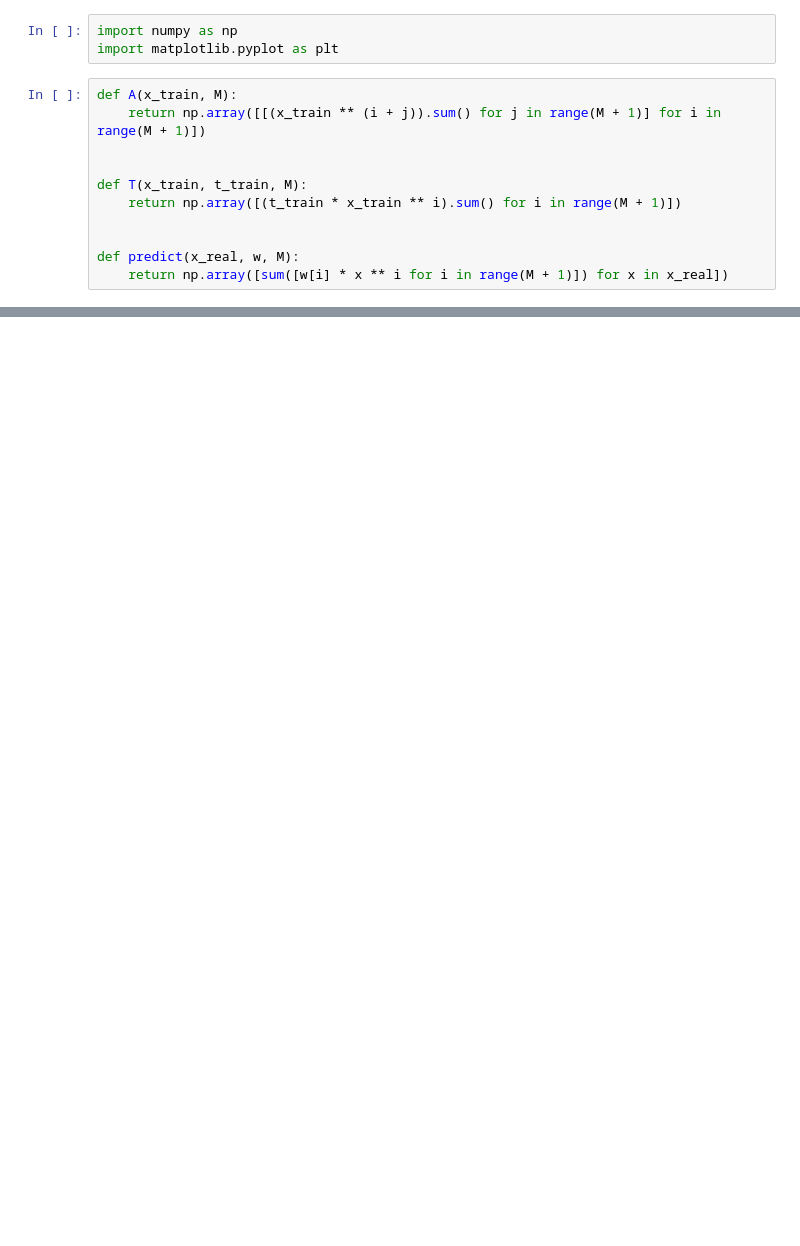
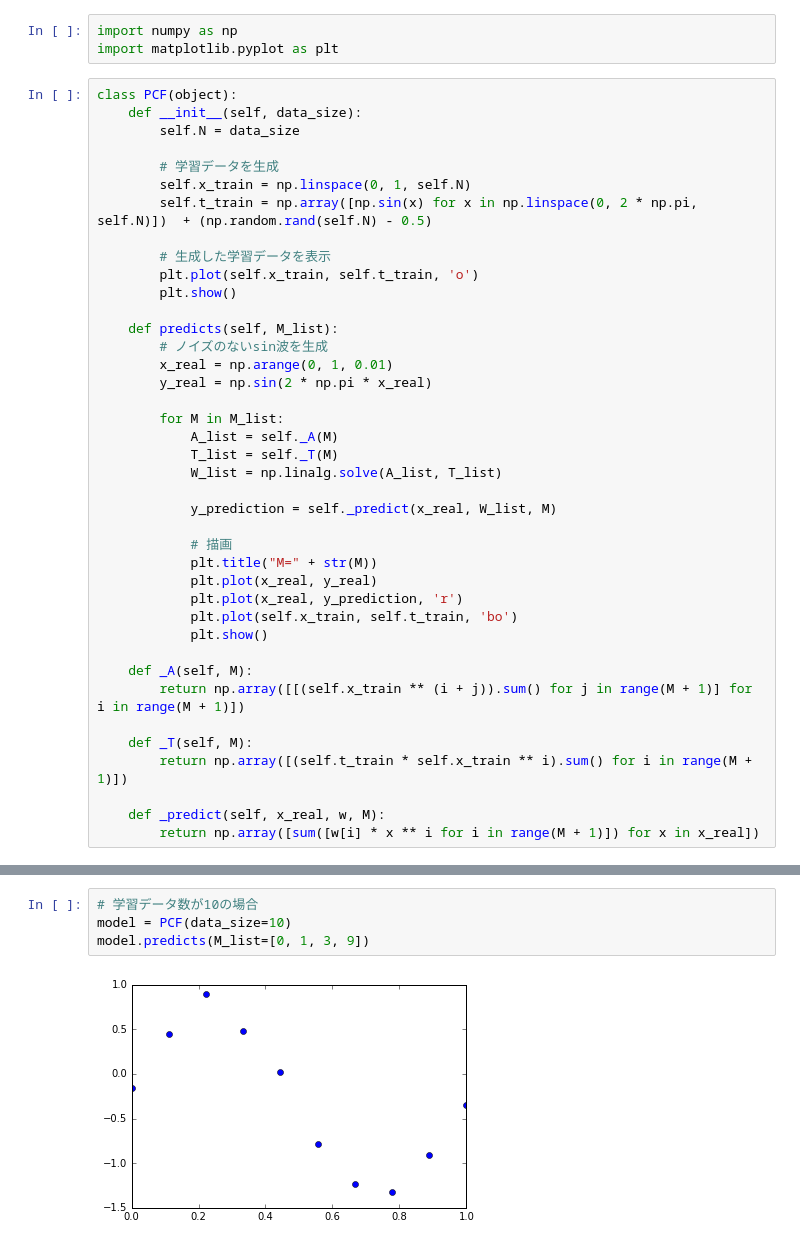
Before and after one commit to dontsentouin/PRML, a Jupyter notebook: polynomial_curve_fitting.ipynb, the cells around one changed output, grey strips where cells are left out. Cells and saved outputs as stored; diff of their text form; blank space fills up the shorter version.

```diff
--- a/polynomial_curve_fitting.ipynb
+++ b/polynomial_curve_fitting.ipynb
@@ -2,13 +2,42 @@
 import numpy as np
 import matplotlib.pyplot as plt
 # %%
-def A(x_train, M):
-    return np.array([[(x_train ** (i + j)).sum() for j in range(M + 1)] for i in range(M + 1)])
+class PCF(object):
+    def __init__(self, data_size):
+        self.N = data_size
 
+        # 学習データを生成
+        self.x_train = np.linspace(0, 1, self.N)
+        self.t_train = np.array([np.sin(x) for x in np.linspace(0, 2 * np.pi, self.N)])  + (np.random.rand(self.N) - 0.5)
 
-def T(x_train, t_train, M):
-    return np.array([(t_train * x_train ** i).sum() for i in range(M + 1)])
+        # 生成した学習データを表示
+        plt.plot(self.x_train, self.t_train, 'o')
+        plt.show()
 
+    def predicts(self, M_list):
+        # ノイズのないsin波を生成
+        x_real = np.arange(0, 1, 0.01)
+        y_real = np.sin(2 * np.pi * x_real)
 
-def predict(x_real, w, M):
-    return np.array([sum([w[i] * x ** i for i in range(M + 1)]) for x in x_real])
+        for M in M_list:
+            A_list = self._A(M)
+            T_list = self._T(M)
+            W_list = np.linalg.solve(A_list, T_list)
+
+            y_prediction = self._predict(x_real, W_list, M)
+
+            # 描画
+            plt.title("M=" + str(M))
+            plt.plot(x_real, y_real)
+            plt.plot(x_real, y_prediction, 'r')
+            plt.plot(self.x_train, self.t_train, 'bo')
+            plt.show()
+
+    def _A(self, M):
+        return np.array([[(self.x_train ** (i + j)).sum() for j in range(M + 1)] for i in range(M + 1)])
+
+    def _T(self, M):
+        return np.array([(self.t_train * self.x_train ** i).sum() for i in range(M + 1)])
+
+    def _predict(self, x_real, w, M):
+        return np.array([sum([w[i] * x ** i for i in range(M + 1)]) for x in x_real])
@@ -88,0 +44,6 @@ for M in [0, 1, 3, 9]:
+# %%
+# 学習データ数が10の場合
+model = PCF(data_size=10)
+model.predicts(M_list=[0, 1, 3, 9])
+# %% [output]
+[figure, added]
```
Also changed, not shown: parts of 7 cells of this notebook.
